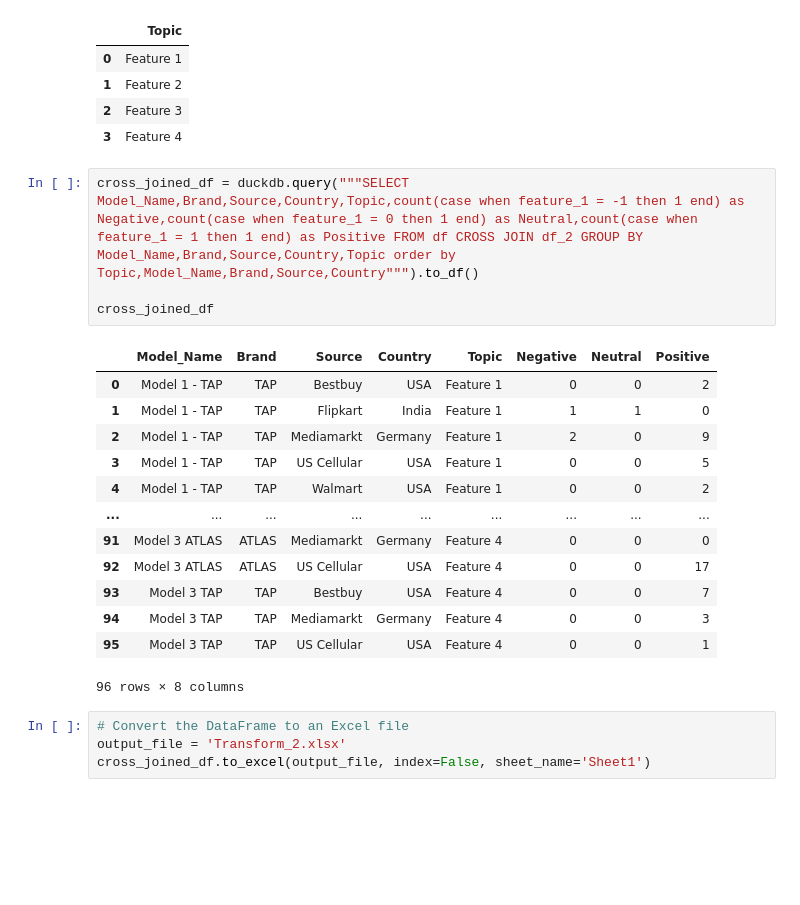
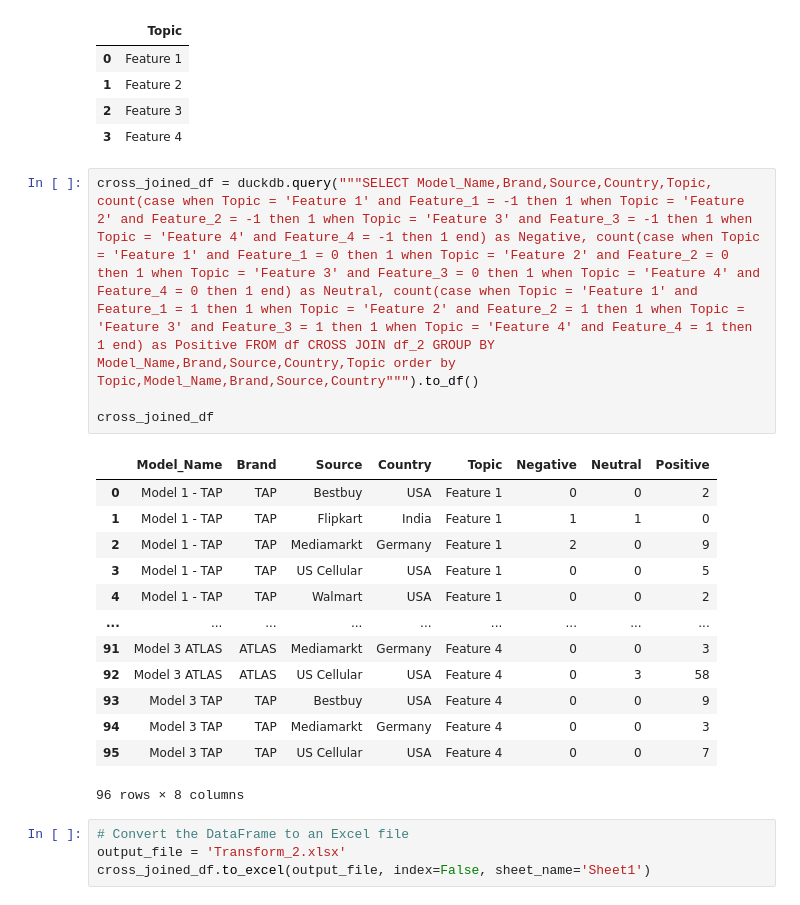
Before and after one commit to poushali29/Assignments, a Jupyter notebook: Assignment_Ank.ipynb, the cells around one changed output. Drawn from its saved outputs; the diff is of its cells as text; blank space fills up the shorter version.

```diff
--- a/Assignment_Ank.ipynb
+++ b/Assignment_Ank.ipynb
@@ -103,22 +103,22 @@ df_2.head()
 | 2 | Feature 3 |
 | 3 | Feature 4 |
 # %%
-cross_joined_df = duckdb.query("""SELECT Model_Name,Brand,Source,Country,Topic,count(case when feature_1 = -1 then 1 end) as Negative,count(case when feature_1 = 0 then 1 end) as Neutral,count(case when feature_1 = 1 then 1 end) as Positive FROM df CROSS JOIN df_2 GROUP BY Model_Name,Brand,Source,Country,Topic order by Topic,Model_Name,Brand,Source,Country""").to_df()
+cross_joined_df = duckdb.query("""SELECT Model_Name,Brand,Source,Country,Topic, count(case when Topic = 'Feature 1' and Feature_1 = -1 then 1 when Topic = 'Feature 2' and Feature_2 = -1 then 1 when Topic = 'Feature 3' and Feature_3 = -1 then 1 when Topic = 'Feature 4' and Feature_4 = -1 then 1 end) as Negative, count(case when Topic = 'Feature 1' and Feature_1 = 0 then 1 when Topic = 'Feature 2' and Feature_2 = 0 then 1 when Topic = 'Feature 3' and Feature_3 = 0 then 1 when Topic = 'Feature 4' and Feature_4 = 0 then 1 end) as Neutral, count(case when Topic = 'Feature 1' and Feature_1 = 1 then 1 when Topic = 'Feature 2' and Feature_2 = 1 then 1 when Topic = 'Feature 3' and Feature_3 = 1 then 1 when Topic = 'Feature 4' and Feature_4 = 1 then 1 end) as Positive FROM df CROSS JOIN df_2 GROUP BY Model_Name,Brand,Source,Country,Topic order by Topic,Model_Name,Brand,Source,Country""").to_df()
 
 cross_joined_df
 # %% [output]
 |  | Model_Name | Brand | Source | Country | Topic | Negative | Neutral | Positive |
 | 0 | Model 1 - TAP | TAP | Bestbuy | USA | Feature 1 | 0 | 0 | 2 |
 | 1 | Model 1 - TAP | TAP | Flipkart | India | Feature 1 | 1 | 1 | 0 |
 | 2 | Model 1 - TAP | TAP | Mediamarkt | Germany | Feature 1 | 2 | 0 | 9 |
 | 3 | Model 1 - TAP | TAP | US Cellular | USA | Feature 1 | 0 | 0 | 5 |
 | 4 | Model 1 - TAP | TAP | Walmart | USA | Feature 1 | 0 | 0 | 2 |
 | ... | ... | ... | ... | ... | ... | ... | ... | ... |
-| 91 | Model 3 ATLAS | ATLAS | Mediamarkt | Germany | Feature 4 | 0 | 0 | 0 |
-| 92 | Model 3 ATLAS | ATLAS | US Cellular | USA | Feature 4 | 0 | 0 | 17 |
-| 93 | Model 3 TAP | TAP | Bestbuy | USA | Feature 4 | 0 | 0 | 7 |
+| 91 | Model 3 ATLAS | ATLAS | Mediamarkt | Germany | Feature 4 | 0 | 0 | 3 |
+| 92 | Model 3 ATLAS | ATLAS | US Cellular | USA | Feature 4 | 0 | 3 | 58 |
+| 93 | Model 3 TAP | TAP | Bestbuy | USA | Feature 4 | 0 | 0 | 9 |
 | 94 | Model 3 TAP | TAP | Mediamarkt | Germany | Feature 4 | 0 | 0 | 3 |
-| 95 | Model 3 TAP | TAP | US Cellular | USA | Feature 4 | 0 | 0 | 1 |
+| 95 | Model 3 TAP | TAP | US Cellular | USA | Feature 4 | 0 | 0 | 7 |
 96 rows × 8 columns
 # %%
 # Convert the DataFrame to an Excel file
```
